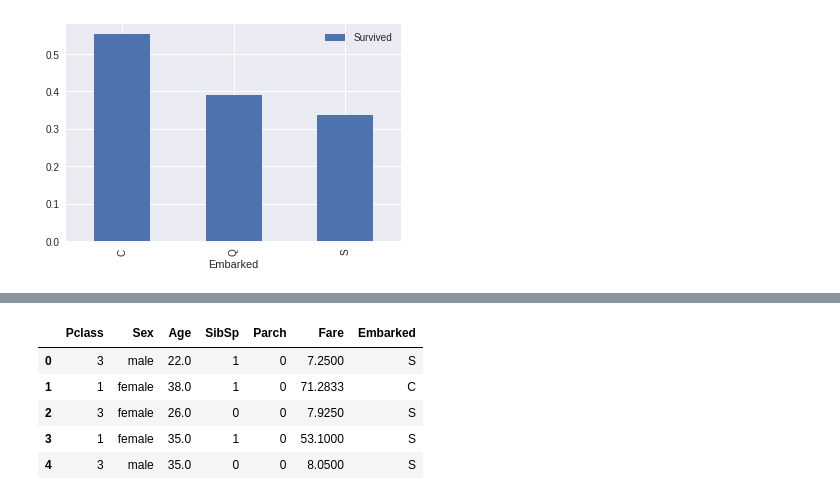
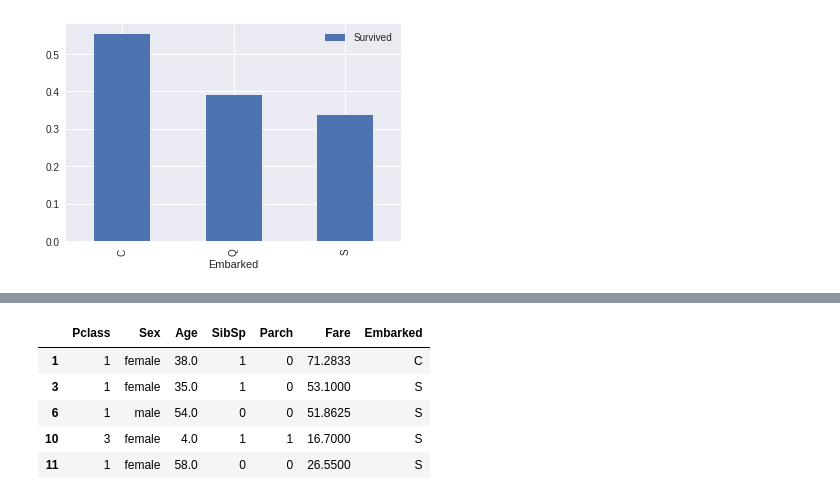
Before and after one commit to rjsdn31536/titanic_kaggle, a Jupyter notebook: titanic_kaggle.ipynb, the cells around one changed output, grey strips where cells are left out. Saved outputs shown, nothing was run; the diff lists cells and outputs as text; code cells hidden in the pictures.

```diff
--- a/titanic_kaggle.ipynb
+++ b/titanic_kaggle.ipynb
@@ -23,6 +23,8 @@ test_file = "/gdrive/My Drive/colab/titanic_kaggle/data/test.csv"
 
 data_train = pd.read_csv(train_file, engine='python')
 data_test = pd.read_csv(test_file, engine='python')
+
+data_train.Cabin[339] = 'C'
 # %%
 print(data_train.shape)
 print(data_test.shape)
@@ -141,5 +145,5 @@ plt.show()
 # %%
-for i in range(data_train['Cabin'].shape[0]):
+for i in data_train.index:
   if type(data_train['Cabin'][i]) == str:
     if 'A' in data_train['Cabin'][i]:
       data_train['Cabin'][i] = 'A'
@@ -155,10 +159,8 @@ for i in range(data_train['Cabin'].shape[0]):
       data_train['Cabin'][i] = 'F'
     if 'G' in data_train['Cabin'][i]:
       data_train['Cabin'][i] = 'G'
-  else:
-    data_train['Cabin'][i]= 'None'
 
-for i in range(data_test['Cabin'].shape[0]):
+for i in data_test.index:
   if type(data_test['Cabin'][i]) == str:
     if 'A' in data_test['Cabin'][i]:
       data_test['Cabin'][i] = 'A'
@@ -174,8 +176,6 @@ for i in range(data_test['Cabin'].shape[0]):
       data_test['Cabin'][i] = 'F'
     if 'G' in data_test['Cabin'][i]:
       data_test['Cabin'][i] = 'G'
-  else:
-    data_test['Cabin'][i]= 'None'
 # %%
 data_train[['Cabin', 'Survived']].groupby(['Cabin'], as_index=True).mean().plot.bar()
 # %% [output]
@@ -198,3 +194,9 @@ model = xgb.XGBClassifier()
+# %%
+del_idx = data_train[data_train.Cabin.isnull() == True].index
+data_train.drop(del_idx, axis = 0, inplace = True)
+
+del_idx = data_test[data_test.Cabin.isnull() == True].index
+data_test.drop(del_idx, axis = 0, inplace = True)
 # %%
 y_train = data_train['Survived']
 x_train = data_train.drop(['Survived'], axis=1)
@@ -205,20 +216,20 @@ y_test = x_train['Cabin']
 # %%
-x_train.drop(['Cabin'], axis = 1, inplace=True)
-x_test.drop(['Cabin'], axis = 1, inplace=True)
-x_train.drop(['Name'], axis = 1, inplace=True)
-x_test.drop(['Name'], axis = 1, inplace=True)
-x_train.drop(['PassengerId'], axis = 1, inplace=True)
-x_test.drop(['PassengerId'], axis = 1, inplace=True)
-x_train.drop(['Ticket'], axis = 1, inplace=True)
-x_test.drop(['Ticket'], axis = 1, inplace=True)
+x_train = x_train.drop(['Cabin'], axis = 1)
+x_test = x_test.drop(['Cabin'], axis = 1)
+x_train = x_train.drop(['Name'], axis = 1)
+x_test = x_test.drop(['Name'], axis = 1)
+x_train = x_train.drop(['PassengerId'], axis = 1)
+x_test = x_test.drop(['PassengerId'], axis = 1)
+x_train = x_train.drop(['Ticket'], axis = 1)
+x_test = x_test.drop(['Ticket'], axis = 1)
 x_train.head()
 # %% [output]
 |  | Pclass | Sex | Age | SibSp | Parch | Fare | Embarked |
-| 0 | 3 | male | 22.0 | 1 | 0 | 7.2500 | S |
 | 1 | 1 | female | 38.0 | 1 | 0 | 71.2833 | C |
-| 2 | 3 | female | 26.0 | 0 | 0 | 7.9250 | S |
 | 3 | 1 | female | 35.0 | 1 | 0 | 53.1000 | S |
-| 4 | 3 | male | 35.0 | 0 | 0 | 8.0500 | S |
+| 6 | 1 | male | 54.0 | 0 | 0 | 51.8625 | S |
+| 10 | 3 | female | 4.0 | 1 | 1 | 16.7000 | S |
+| 11 | 1 | female | 58.0 | 0 | 0 | 26.5500 | S |
 # %%
   print(x_train.shape)
   x_train.isnull().sum()
```
Also changed, not shown: parts of 25 cells of this notebook.
